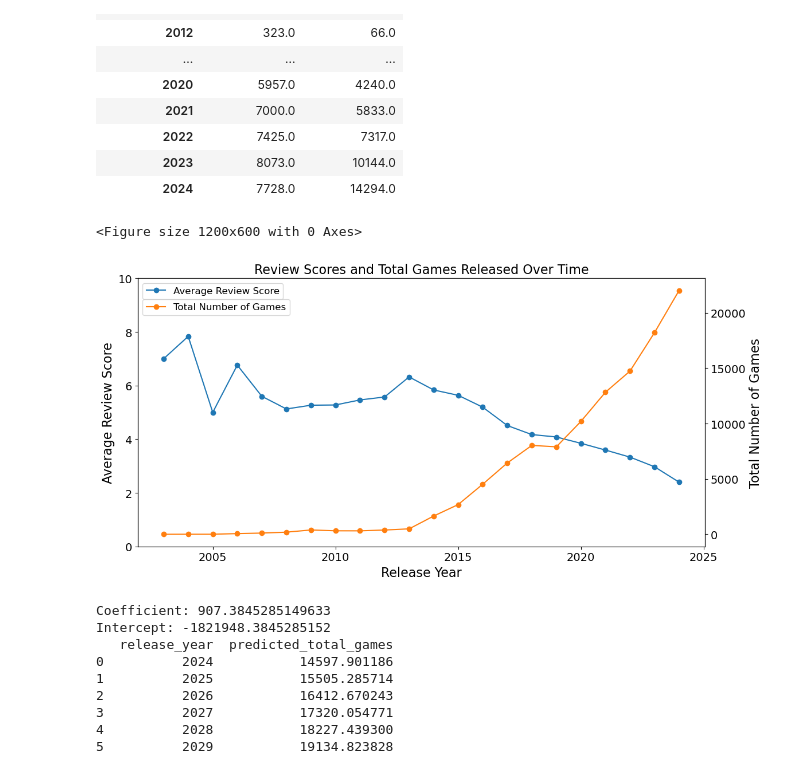
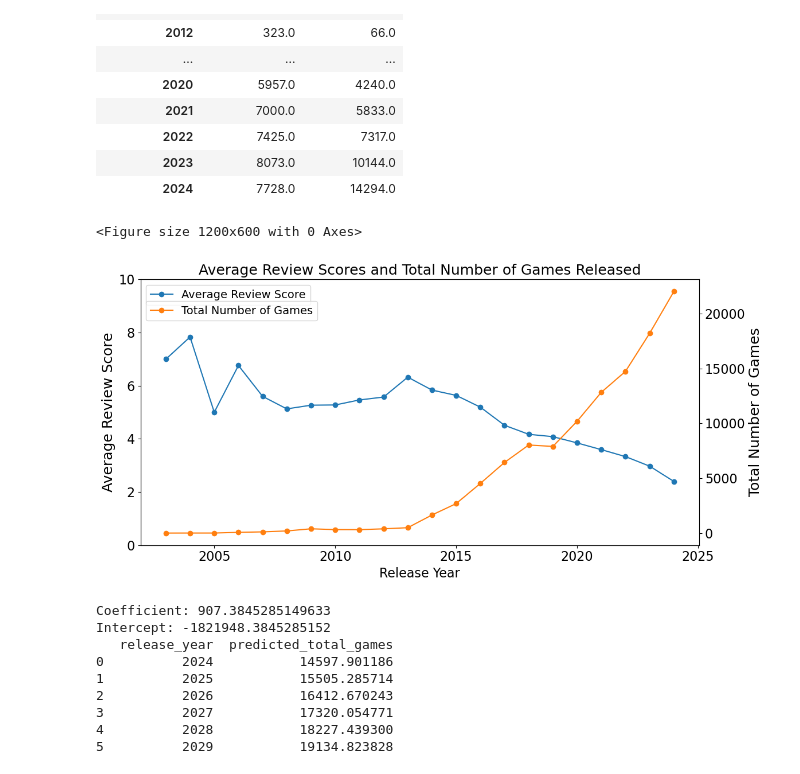
Before and after one commit to KianBahia/Steam-Data-Science-Report, a Jupyter notebook: attempt2.ipynb, the cells around one changed output. Saved outputs shown, nothing was run; the diff lists cells and outputs as text; code cells hidden in the pictures.

```diff
--- a/attempt2.ipynb
+++ b/attempt2.ipynb
@@ -211,42 +233,42 @@ fig, ax1 = plt.subplots(figsize=(12, 6))
 
 # Increase font sizes
 plt.rcParams.update({'font.size': 16})  # Base font size
-plt.title("Review Scores and Total Games Released Over Time", fontsize=16)
+plt.title("Average Review Scores and Total Number of Games Released", fontsize=18)
 
 # Plot average review score on primary y-axis
 ax1.set_xlabel("Release Year", fontsize=16)
-ax1.set_ylabel("Average Review Score", color='black', fontsize=16)
+ax1.set_ylabel("Average Review Score", color='black', fontsize=18)
 ax1.plot(yearly_reviews['release_year'], yearly_reviews['review_score'], marker='o', color='#1f77b4', label="Average Review Score")
-ax1.tick_params(axis='y', labelcolor='black', labelsize=14)
-ax1.tick_params(axis='x', labelsize=14)
+ax1.tick_params(axis='y', labelcolor='black', labelsize=16)
+ax1.tick_params(axis='x', labelsize=16)
 ax1.set_ylim(0, 10)
 
 # Create a secondary y-axis for total number of games
 ax2 = ax1.twinx()
-ax2.set_ylabel("Total Number of Games", color='black', fontsize=16)
+ax2.set_ylabel("Total Number of Games", color='black', fontsize=18)
 ax2.plot(total_games['release_year'], total_games['total_games'], marker='o', color='#ff7f0f', label="Total Number of Games")
-ax2.tick_params(axis='y', labelcolor='black', labelsize=14)
+ax2.tick_params(axis='y', labelcolor='black', labelsize=16)
 
 # Add legends with larger font
-ax1.legend(fontsize=12, loc='upper left')
-ax2.legend(fontsize=12, loc='upper left', bbox_to_anchor=(0, 0.94))
+ax1.legend(fontsize=14, loc='upper left')
+ax2.legend(fontsize=14, loc='upper left', bbox_to_anchor=(0, 0.94))
 
 fig.tight_layout()
 
 plt.savefig('doubleLine.pdf', format='pdf', bbox_inches='tight')
 
 plt.show()
 
 # Price vs. Review Trend:
 # As you noted, recent years show a 50/50 split of games above and below the overall average review score.
 # This may indicate market saturation with lower-quality games impacting the overall review average.
 
 # Release Volume:
 # The dramatic increase in the number of games (from fewer than 2000 to over 11,000 per year)
 # might be contributing to the drop in average review scores if many new games have lower ratings.
 # %% [output]
 <Figure size 1200x600 with 0 Axes>
-[figure, old version]
+[figure, new version]
 # %%
 # Filter historical data for release years from 2003 onward
 total_games_2003 = total_games[total_games['release_year'] >= 2003].copy()
```
Also changed, not shown: parts of 12 cells of this notebook, 6 other files.
